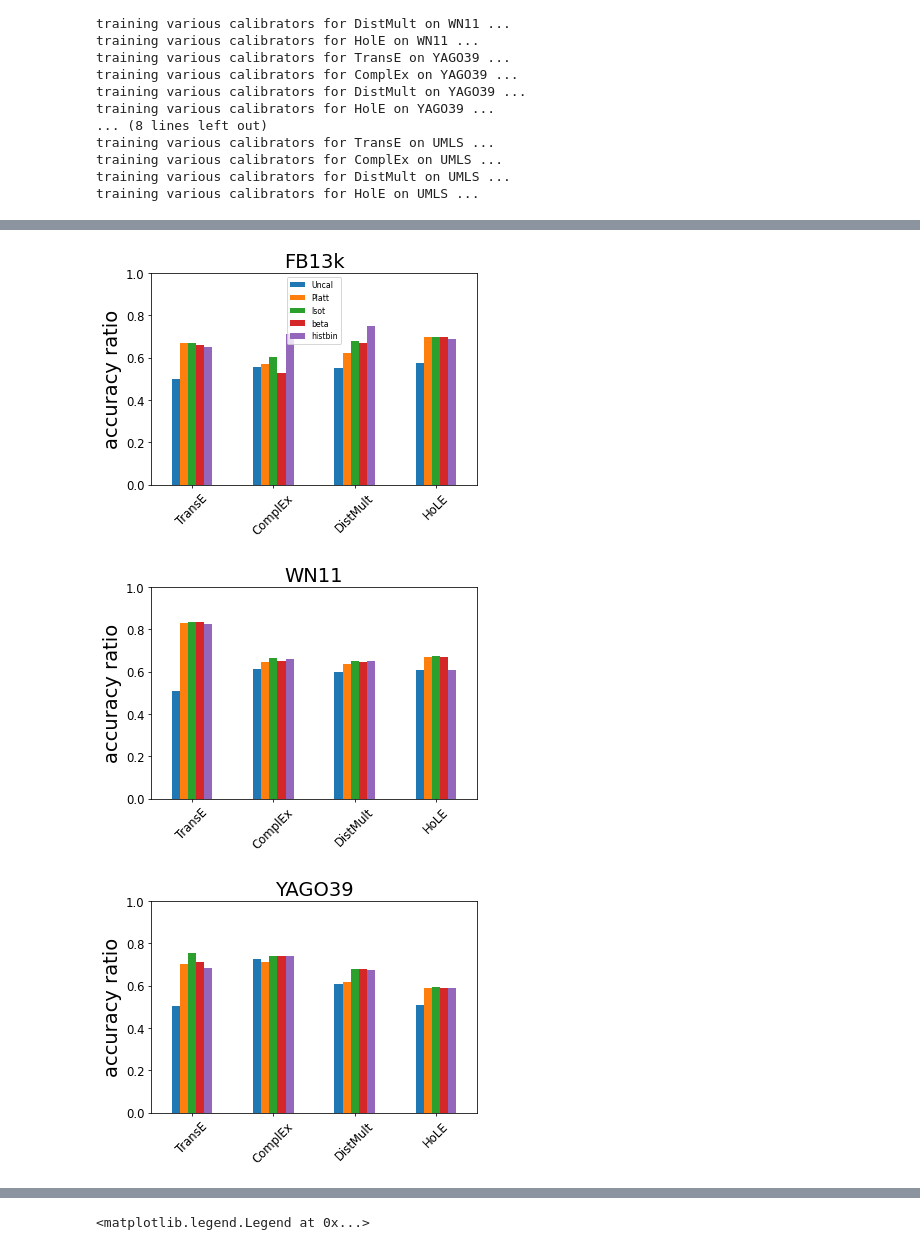
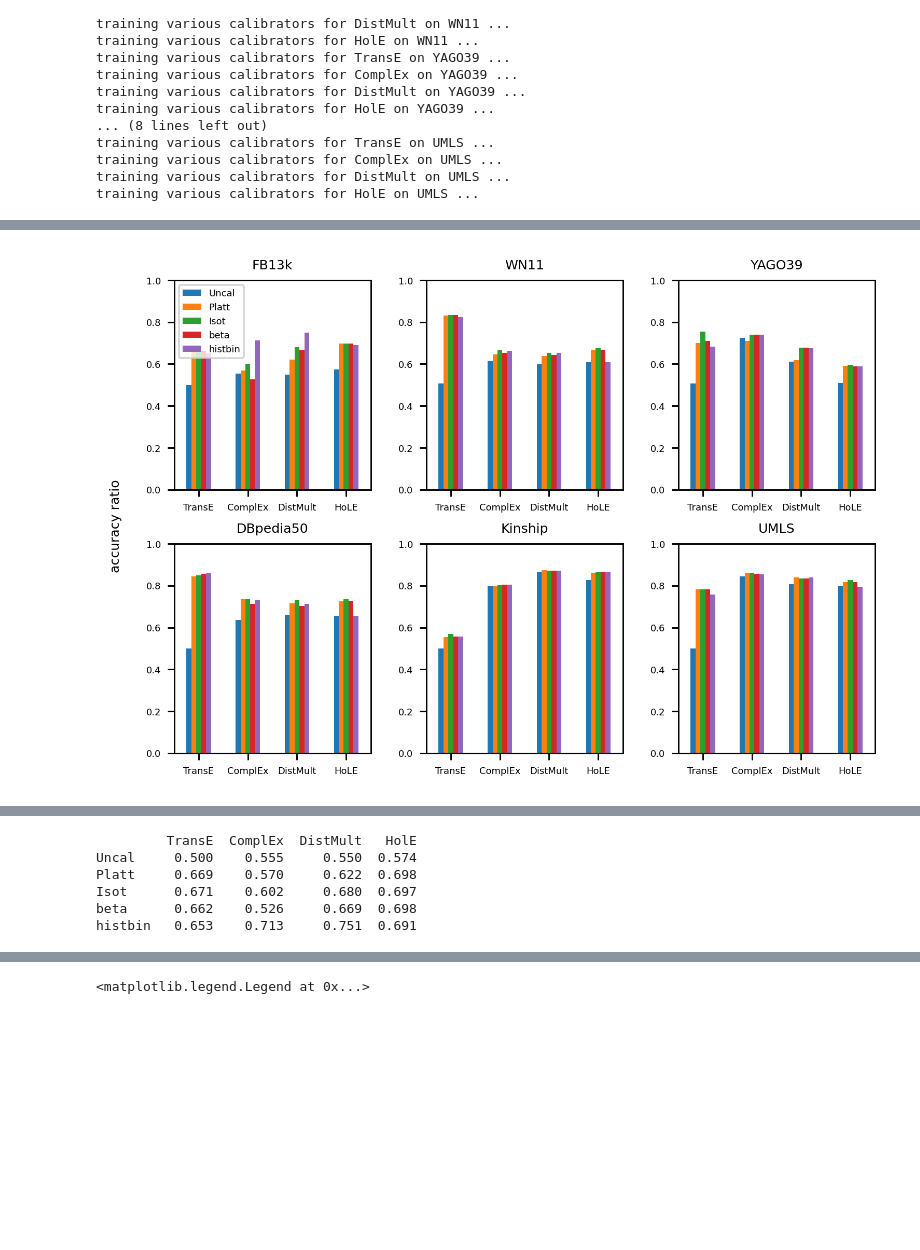
Before and after one commit to TREAT-UOE/kgcal, a Jupyter notebook: notebooks/exp4-2.ipynb, the cells around one changed output, grey strips where cells are left out. Saved outputs shown, nothing was run; the diff lists cells and outputs as text; code cells hidden in the pictures; blank space fills up the shorter version.

```diff
--- a/notebooks/exp4-2.ipynb
+++ b/notebooks/exp4-2.ipynb
@@ -111,28 +111,30 @@ for i, data in enumerate(exp.datasets):
             # print(f'{data.name}-{kge.name}-{cal.name}   {accuracy_score(data.y_test, preds)}')
             res[data.name][kge.name].append(accuracy_score(data.y_test, preds))
 # %%
-plt.rc('figure', dpi=70) # default for me was 75
-plt.rc('axes', labelsize=20)
-plt.rc('axes', titlesize=20)
-plt.rc('xtick', labelsize=12)
-plt.rc('ytick', labelsize=12)
-plt.rc('legend', fontsize=8)
+plt.rc('figure', dpi=260) # default for me was 75
+plt.rc('axes', labelsize=5)
+plt.rc('axes', titlesize=7)
+plt.rc('xtick', labelsize=5)
+plt.rc('ytick', labelsize=5)
+plt.rc('legend', fontsize=5)
 plt.rc('lines', linewidth=2)
 plt.rc('lines', markersize=2)
 
-for k in res.keys():
-    # print(k)
-    # print(pd.DataFrame(res[k], index=['Uncal', 'Platt', 'Isot', 'beta', 'histbin', 'temperature']).T.round(3))
-    ax = pd.DataFrame(res[k], index=['Uncal', 'Platt', 'Isot', 'beta', 'histbin', ]).T.round(3).plot(kind='bar')
+fig, axes = plt.subplots(2, 3)
+fig.supylabel('accuracy ratio')
+fig.tight_layout(h_pad=1.5)
+
+for i, k in enumerate(res.keys()):
+    ax = axes[i // 3][i % 3]
+    pd.DataFrame(res[k], index=['Uncal', 'Platt', 'Isot', 'beta', 'histbin', ]).T.round(3).plot(kind='bar', ax=ax)
     # ax.set_xlabel('KGE models ')
-    ax.set_xticklabels(['TransE', 'ComplEx', 'DistMult', 'HoLE'], rotation = 45)
-    ax.set_ylabel('accuracy ratio')
+    ax.set_xticklabels(['TransE', 'ComplEx', 'DistMult', 'HoLE'], rotation = 0)
+    # ax.set_ylabel('accuracy ratio')
     ax.set_title(f'{k}')
     ax.set_ylim(0, 1.0)
     if k != 'FB13k':
         ax.legend()
         ax.get_legend().remove()
+    # print(pd.DataFrame(res[k], index=['Uncal', 'Platt', 'Isot', 'beta', 'histbin', ]).T.round(3))
 # %% [output]
-[figure, old version]
+[figure, new version]
-[figure, removed]
-[figure, removed]
@@ -142,3 +141,12 @@ for k in res.keys():
+# %%
+print(pd.DataFrame(res['FB13k'], index=['Uncal', 'Platt', 'Isot', 'beta', 'histbin', ]).round(3))
+# %% [output]
+         TransE  ComplEx  DistMult   HolE
+Uncal     0.500    0.555     0.550  0.574
+Platt     0.669    0.570     0.622  0.698
+Isot      0.671    0.602     0.680  0.697
+beta      0.662    0.526     0.669  0.698
+histbin   0.653    0.713     0.751  0.691
 # %%
 def m(metric):
     res = {}
```
Also changed, not shown: parts of 8 cells of this notebook.
